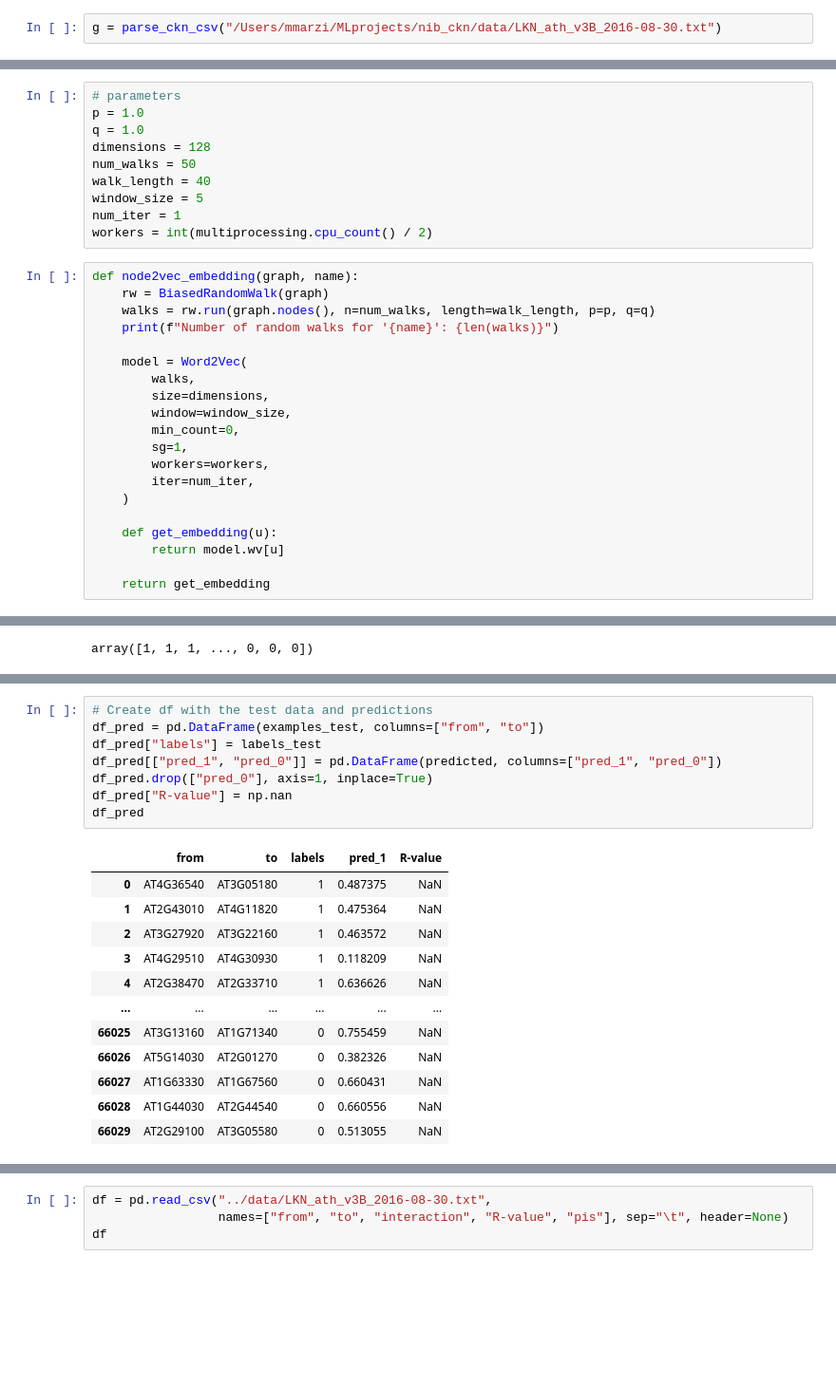
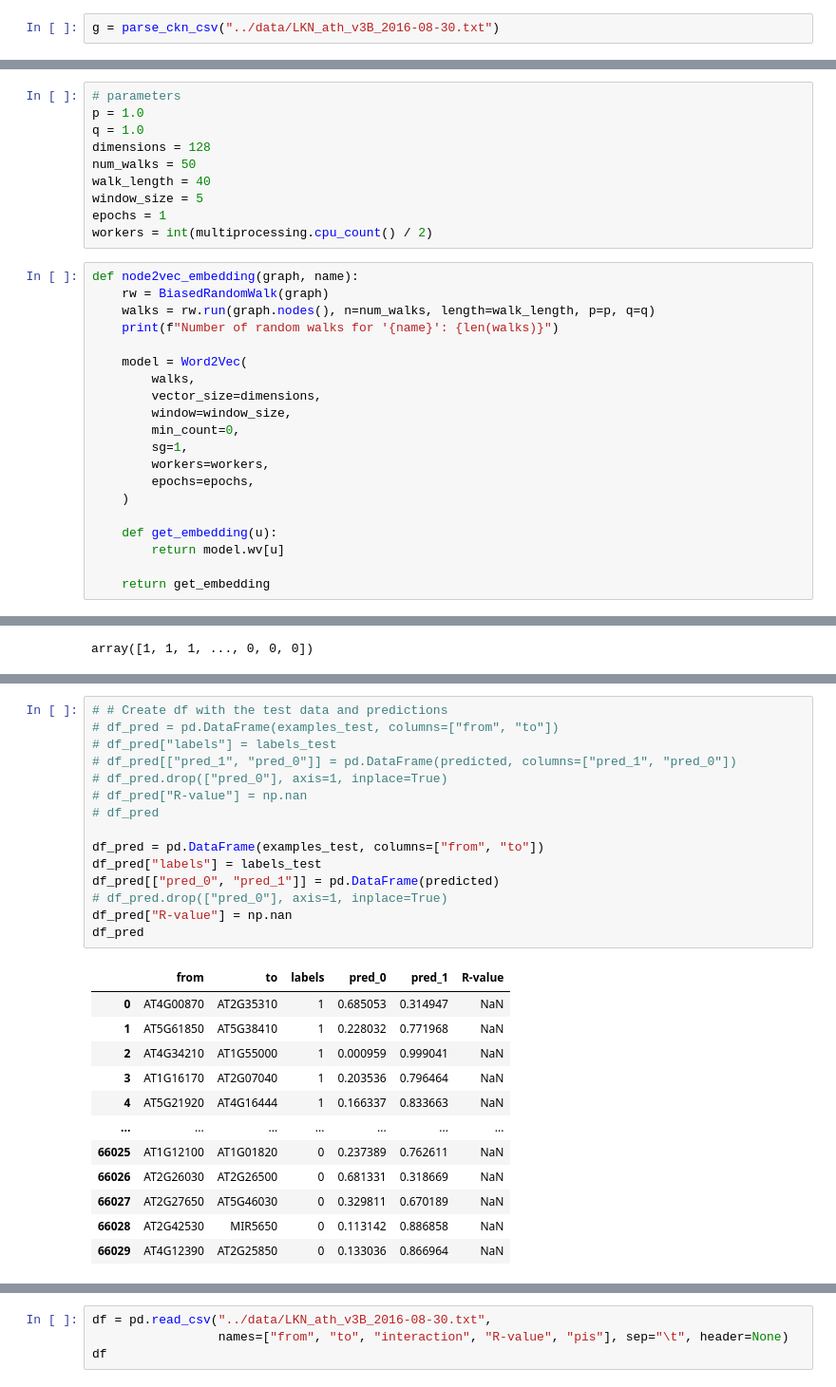
Before and after one commit to MartinMarzi/nib_ckn, a Jupyter notebook: notebooks/MPS_CKN-LinkPred_3_1.ipynb, the cells around one changed output, grey strips where cells are left out. Shown at 95% size. Saved outputs shown, nothing was run; the diff lists cells and outputs as text; blank space fills up the shorter version.

```diff
--- a/notebooks/MPS_CKN-LinkPred_3_1.ipynb
+++ b/notebooks/MPS_CKN-LinkPred_3_1.ipynb
@@ -33,7 +33,7 @@ def parse_ckn_csv(fname):
 #                g.add_edge(row['to'], row['from'], type=row['type'], reliability=row['reliability'])
     return g
 # %%
-g = parse_ckn_csv("/Users/mmarzi/MLprojects/nib_ckn/data/LKN_ath_v3B_2016-08-30.txt")
+g = parse_ckn_csv("../data/LKN_ath_v3B_2016-08-30.txt")
 # %%
 # we lost 1500 edges bcs of using a simple graph
 g.number_of_edges()
@@ -249,7 +249,7 @@ dimensions = 128
 num_walks = 50
 walk_length = 40
 window_size = 5
-num_iter = 1
+epochs = 1
 workers = int(multiprocessing.cpu_count() / 2)
 # %%
 def node2vec_embedding(graph, name):
@@ -259,12 +259,12 @@ def node2vec_embedding(graph, name):
 
     model = Word2Vec(
         walks,
-        size=dimensions,
+        vector_size=dimensions,
         window=window_size,
         min_count=0,
         sg=1,
         workers=workers,
-        iter=num_iter,
+        epochs=epochs,
     )
 
     def get_embedding(u):
@@ -438,21 +438,28 @@ array([[0.48737534, 0.51262466],
 # %%
-# Create df with the test data and predictions
+# # Create df with the test data and predictions
+# df_pred = pd.DataFrame(examples_test, columns=["from", "to"])
+# df_pred["labels"] = labels_test
+# df_pred[["pred_1", "pred_0"]] = pd.DataFrame(predicted, columns=["pred_1", "pred_0"])
+# df_pred.drop(["pred_0"], axis=1, inplace=True)
+# df_pred["R-value"] = np.nan
+# df_pred
+
 df_pred = pd.DataFrame(examples_test, columns=["from", "to"])
 df_pred["labels"] = labels_test
-df_pred[["pred_1", "pred_0"]] = pd.DataFrame(predicted, columns=["pred_1", "pred_0"])
-df_pred.drop(["pred_0"], axis=1, inplace=True)
+df_pred[["pred_0", "pred_1"]] = pd.DataFrame(predicted)
+# df_pred.drop(["pred_0"], axis=1, inplace=True)
 df_pred["R-value"] = np.nan
 df_pred
 # %% [output]
-|  | from | to | labels | pred_1 | R-value |
-| 0 | AT4G36540 | AT3G05180 | 1 | 0.487375 | NaN |
-| 1 | AT2G43010 | AT4G11820 | 1 | 0.475364 | NaN |
-| 2 | AT3G27920 | AT3G22160 | 1 | 0.463572 | NaN |
-| 3 | AT4G29510 | AT4G30930 | 1 | 0.118209 | NaN |
-| 4 | AT2G38470 | AT2G33710 | 1 | 0.636626 | NaN |
-| ... | ... | ... | ... | ... | ... |
-| 66025 | AT3G13160 | AT1G71340 | 0 | 0.755459 | NaN |
-| 66026 | AT5G14030 | AT2G01270 | 0 | 0.382326 | NaN |
-| 66027 | AT1G63330 | AT1G67560 | 0 | 0.660431 | NaN |
-| 66028 | AT1G44030 | AT2G44540 | 0 | 0.660556 | NaN |
-| 66029 | AT2G29100 | AT3G05580 | 0 | 0.513055 | NaN |
+|  | from | to | labels | pred_0 | pred_1 | R-value |
+| 0 | AT4G00870 | AT2G35310 | 1 | 0.685053 | 0.314947 | NaN |
+| 1 | AT5G61850 | AT5G38410 | 1 | 0.228032 | 0.771968 | NaN |
+| 2 | AT4G34210 | AT1G55000 | 1 | 0.000959 | 0.999041 | NaN |
+| 3 | AT1G16170 | AT2G07040 | 1 | 0.203536 | 0.796464 | NaN |
+| 4 | AT5G21920 | AT4G16444 | 1 | 0.166337 | 0.833663 | NaN |
+| ... | ... | ... | ... | ... | ... | ... |
+| 66025 | AT1G12100 | AT1G01820 | 0 | 0.237389 | 0.762611 | NaN |
+| 66026 | AT2G26030 | AT2G26500 | 0 | 0.681331 | 0.318669 | NaN |
+| 66027 | AT2G27650 | AT5G46030 | 0 | 0.329811 | 0.670189 | NaN |
+| 66028 | AT2G42530 | MIR5650 | 0 | 0.113142 | 0.886858 | NaN |
+| 66029 | AT4G12390 | AT2G25850 | 0 | 0.133036 | 0.866964 | NaN |
```
Also changed, not shown: parts of 15 cells of this notebook, 20 other files.
